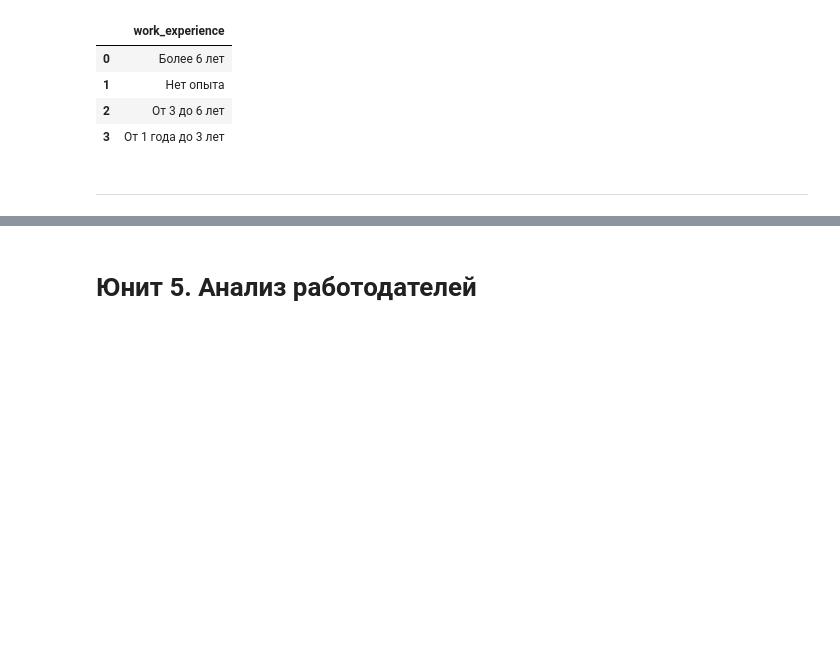
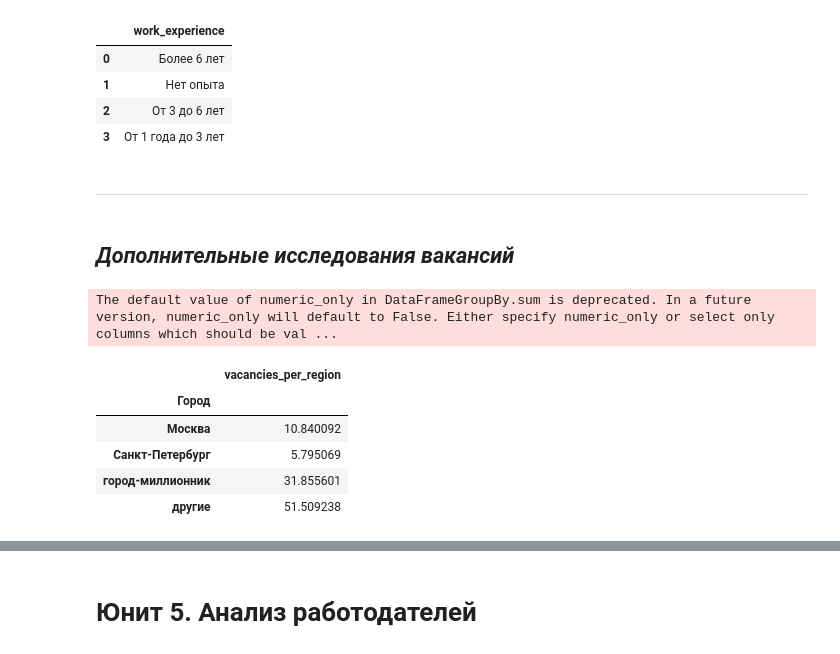
Before and after one commit to maimol83/SF_Project_2_SQL, a Jupyter notebook: Project_2_Ноутбук.ipynb, the cells around one changed output, grey strips where cells are left out. Drawn from its saved outputs; the diff is of its cells as text; code cells hidden in the pictures; blank space fills up the shorter version.

```diff
--- a/Project_2_Ноутбук.ipynb
+++ b/Project_2_Ноутбук.ipynb
@@ -222,5 +239,26 @@ query_4_5_df
 | 3 | От 1 года до 3 лет |
 # %% [markdown]
 ***
+# %% [markdown]
+## <em> Дополнительные исследования вакансий</em>
 # %%
-# выводы по детальному анализу вакансий
+#Для большего понимания распределения вакансий по городам, выделим Москву, Санкт-Петербург
+#отдельно, города-миллионники отдельно и остальные города отдельно и посмотрим, какое количество вакансий представлено
+#в каждой категории
+million_cities=['Новосибирск', 'Екатеринбург', 'Казань', 'Нижний Новгород',
+                'Челябинск', 'Красноярск', 'Самара', 'Уфа',
+                'Ростов-на-Дону', 'Омск', 'Краснодар', 'Воронеж',
+                'Пермь', 'Волгоград']
+capitals = ['Москва', 'Санкт-Петербург']
+query_4_1_df['Город'] = query_4_1_df['region'].apply(
+    lambda x: 'город-миллионник' if x in million_cities else x if x in capitals else 'другие'
+)
+100*query_4_1_df.groupby('Город').sum()/query_4_1_df['vacancies_per_region'].sum() #относительное число вакансий в регионе (в процентах%)
+# %% [output]
+The default value of numeric_only in DataFrameGroupBy.sum is deprecated. In a future version, numeric_only will default to False. Either specify numeric_only or select only columns which should be val ...
+|  | vacancies_per_region |
+| Город |  |
+| Москва | 10.840092 |
+| Санкт-Петербург | 5.795069 |
+| город-миллионник | 31.855601 |
+| другие | 51.509238 |
```
Also changed, not shown: parts of 58 cells of this notebook.
